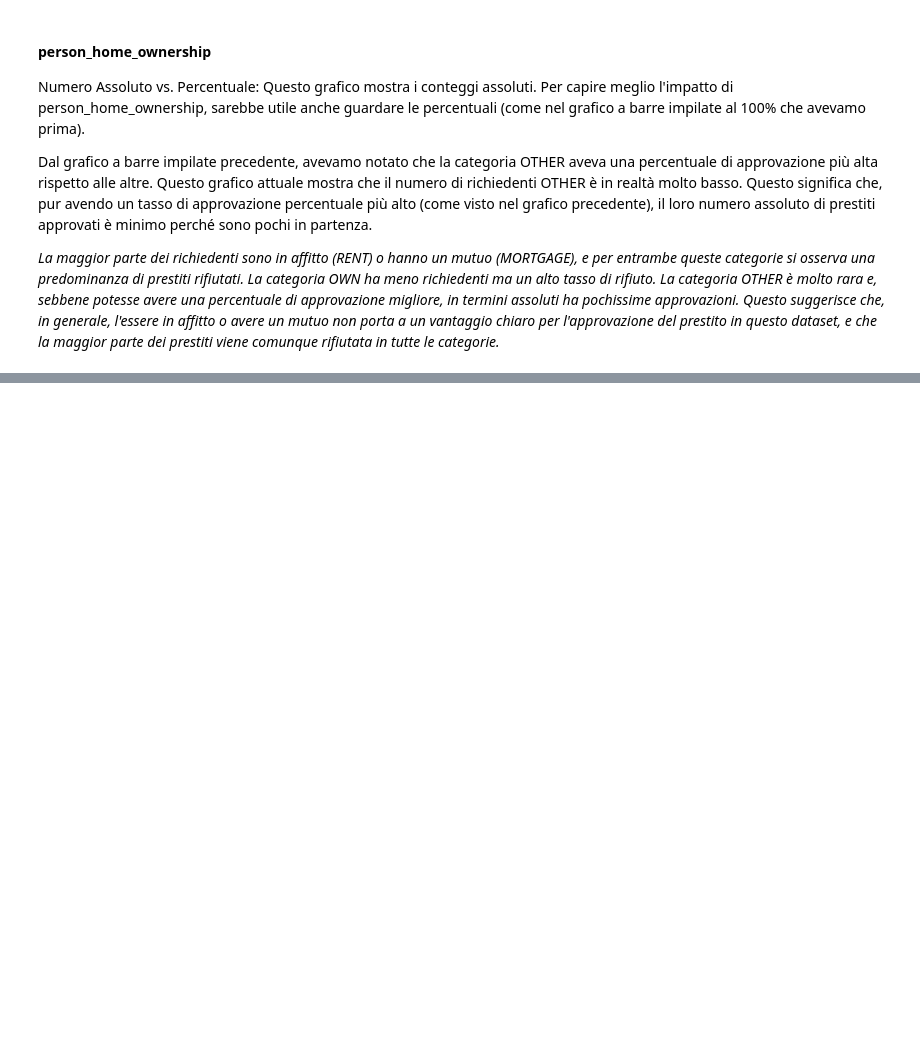
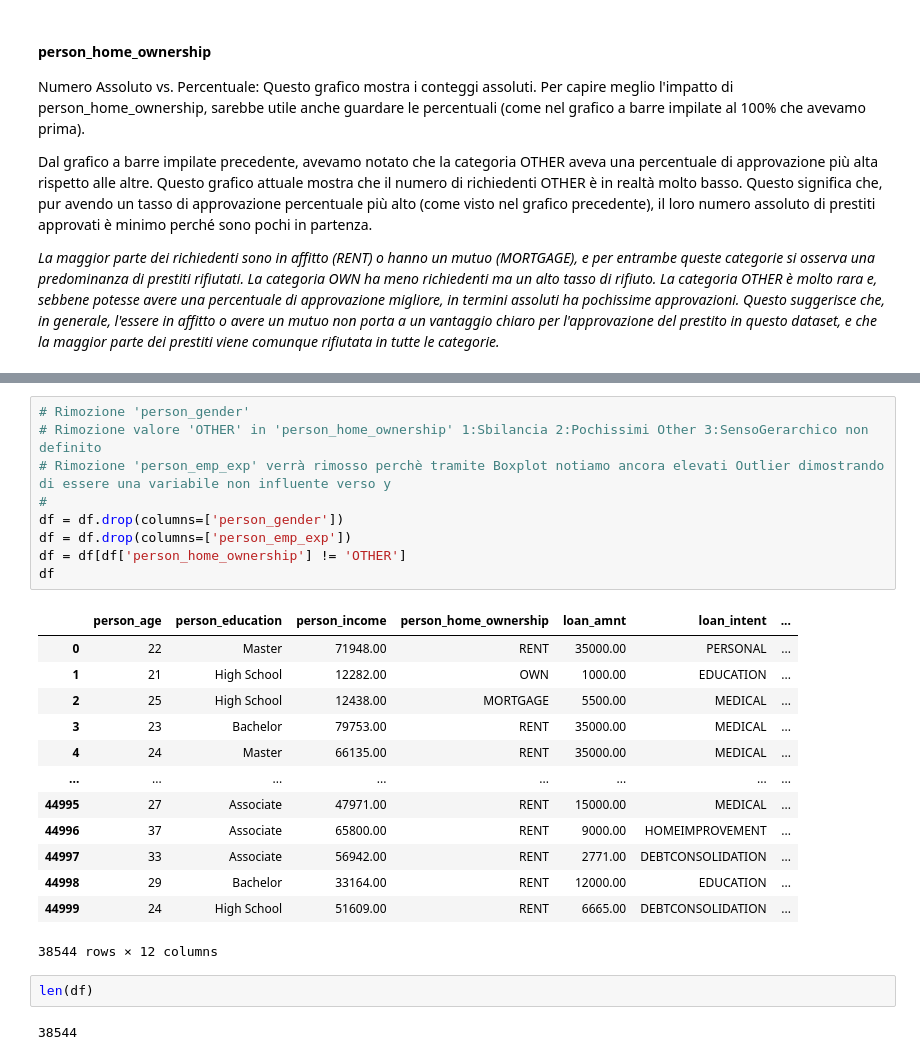
Before and after one commit to AleXcapo7/customer_scoring, a Jupyter notebook: EDA.ipynb, the cells around one changed output, grey strips where cells are left out. Cells and saved outputs as stored; diff of their text form; blank space fills up the shorter version.

```diff
--- a/EDA.ipynb
+++ b/EDA.ipynb
@@ -478,0 +552,27 @@ Dal grafico a barre impilate precedente, avevamo notato che la categoria OTHER a
+# %%
+# Rimozione 'person_gender'
+# Rimozione valore 'OTHER' in 'person_home_ownership' 1:Sbilancia 2:Pochissimi Other 3:SensoGerarchico non definito
+# Rimozione 'person_emp_exp' verrà rimosso perchè tramite Boxplot notiamo ancora elevati Outlier dimostrando di essere una variabile non influente verso y
+#
+df = df.drop(columns=['person_gender'])
+df = df.drop(columns=['person_emp_exp'])
+df = df[df['person_home_ownership'] != 'OTHER']
+df
+# %% [output]
+|  | person_age | person_education | person_income | person_home_ownership | loan_amnt | loan_intent | ... |
+| 0 | 22 | Master | 71948.00 | RENT | 35000.00 | PERSONAL | ... |
+| 1 | 21 | High School | 12282.00 | OWN | 1000.00 | EDUCATION | ... |
+| 2 | 25 | High School | 12438.00 | MORTGAGE | 5500.00 | MEDICAL | ... |
+| 3 | 23 | Bachelor | 79753.00 | RENT | 35000.00 | MEDICAL | ... |
+| 4 | 24 | Master | 66135.00 | RENT | 35000.00 | MEDICAL | ... |
+| ... | ... | ... | ... | ... | ... | ... | ... |
+| 44995 | 27 | Associate | 47971.00 | RENT | 15000.00 | MEDICAL | ... |
+| 44996 | 37 | Associate | 65800.00 | RENT | 9000.00 | HOMEIMPROVEMENT | ... |
+| 44997 | 33 | Associate | 56942.00 | RENT | 2771.00 | DEBTCONSOLIDATION | ... |
+| 44998 | 29 | Bachelor | 33164.00 | RENT | 12000.00 | EDUCATION | ... |
+| 44999 | 24 | High School | 51609.00 | RENT | 6665.00 | DEBTCONSOLIDATION | ... |
+38544 rows × 12 columns
+# %%
+len(df)
+# %% [output]
+38544
```
Also changed, not shown: parts of 22 cells of this notebook, 2 other files.
